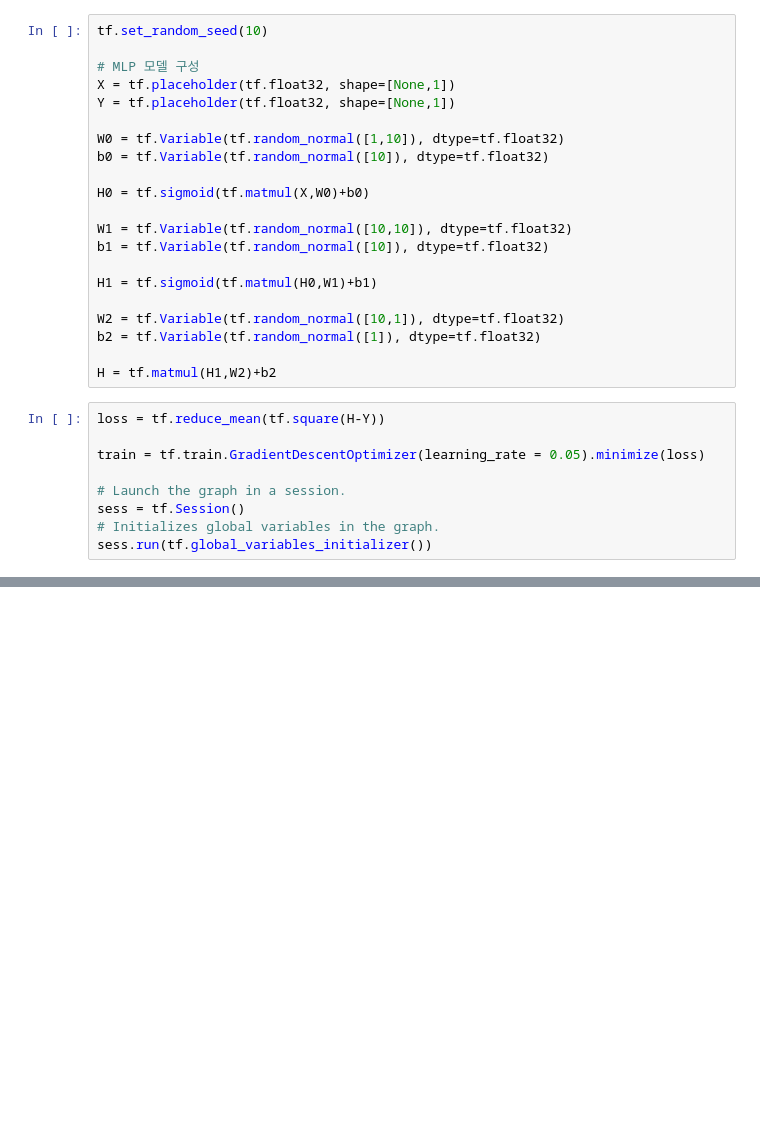
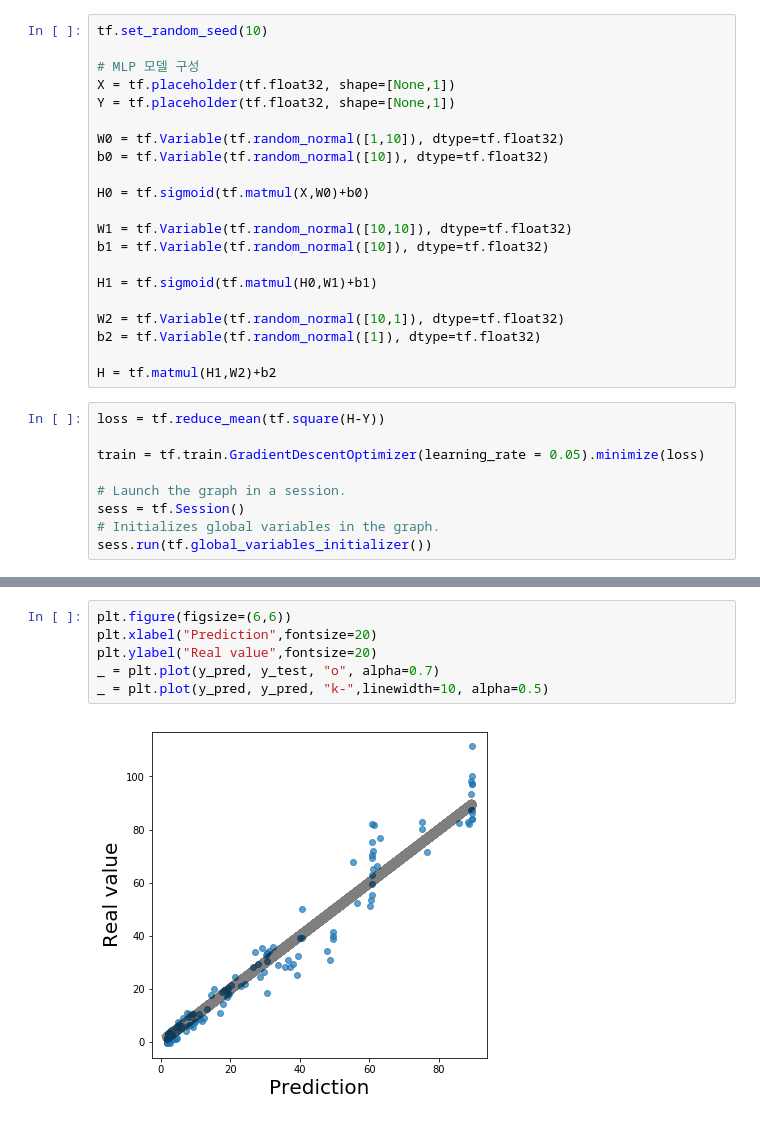
Before and after one commit to mjgim/tensorflow_tutorial, a Jupyter notebook: 5. Regression with Multilayer Perceptron.ipynb, the cells around one changed output, grey strips where cells are left out. Saved outputs shown, nothing was run; the diff lists cells and outputs as text; blank space fills up the shorter version.

```diff
--- a/5. Regression with Multilayer Perceptron.ipynb
+++ b/5. Regression with Multilayer Perceptron.ipynb
@@ -98,0 +102,8 @@ Step : 50000, Cost : 30.056997
+# %%
+plt.figure(figsize=(6,6))
+plt.xlabel("Prediction",fontsize=20)
+plt.ylabel("Real value",fontsize=20)
+_ = plt.plot(y_pred, y_test, "o", alpha=0.7)
+_ = plt.plot(y_pred, y_pred, "k-",linewidth=10, alpha=0.5)
+# %% [output]
+[figure, added]
```
Also changed, not shown: parts of 2 cells of this notebook, 6 other files.
